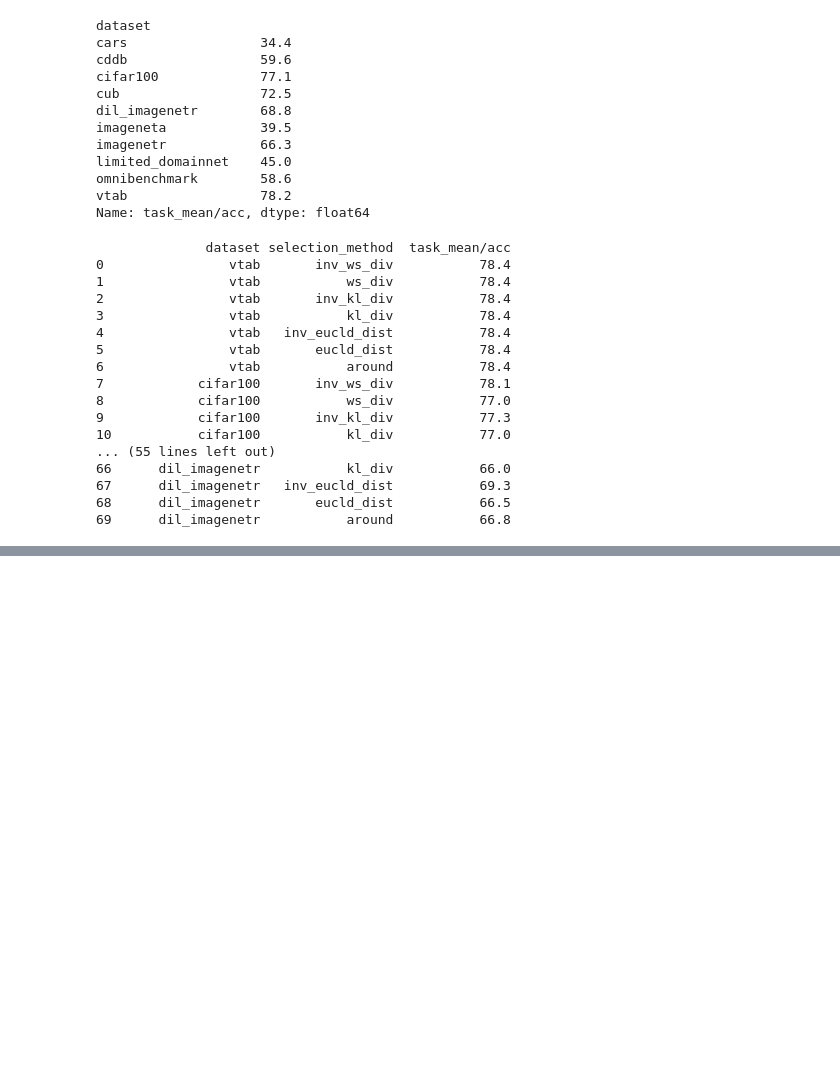
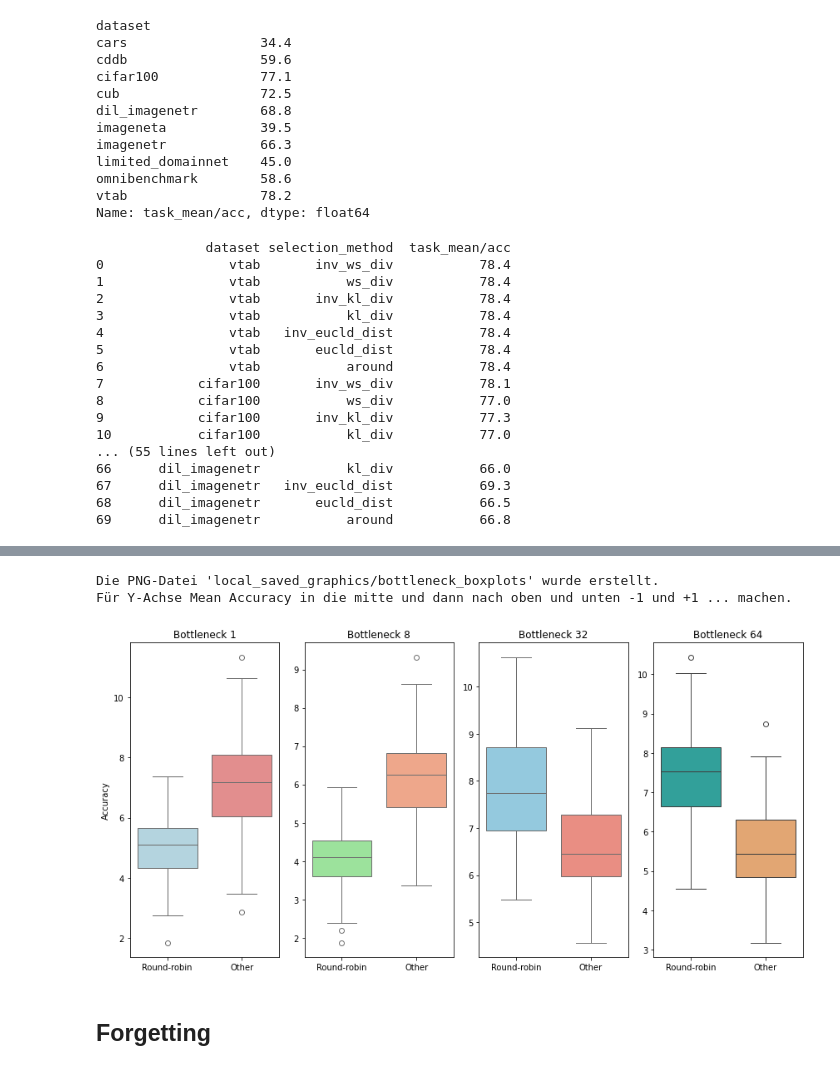
Before and after one commit to aerozonr2/Thesis_Experimente, a Jupyter notebook: LayUp/Graphics.ipynb, the cells around one changed output, grey strips where cells are left out. Cells and saved outputs as stored; diff of their text form; code cells hidden in the pictures; blank space fills up the shorter version.

```diff
--- a/LayUp/Graphics.ipynb
+++ b/LayUp/Graphics.ipynb
@@ -271,0 +447,77 @@ Gini coefficient for [10, 5, 8, 2, 15]: 0.3100
+# %%
+# Daten für die vier Boxplots (jeweils 2 Boxen)
+data_group1_box1 = np.random.normal(loc=5, scale=1, size=100)
+data_group1_box2 = np.random.normal(loc=7, scale=1.5, size=120)
+data_group1 = [data_group1_box1, data_group1_box2]
+
+data_group2_box1 = np.random.normal(loc=4, scale=0.8, size=90)
+data_group2_box2 = np.random.normal(loc=6, scale=1.2, size=110)
+data_group2 = [data_group2_box1, data_group2_box2]
+
+data_group3_box1 = np.random.normal(loc=8, scale=1.1, size=105)
+data_group3_box2 = np.random.normal(loc=6.5, scale=0.9, size=115)
+data_group3 = [data_group3_box1, data_group3_box2]
+
+data_group4_box1 = np.random.normal(loc=7.5, scale=1.3, size=110)
+data_group4_box2 = np.random.normal(loc=5.5, scale=1.0, size=100)
+data_group4 = [data_group4_box1, data_group4_box2]
+
+# Beschriftungen für die Boxen jeder Gruppe
+labels_group1 = ['Round-robin', 'Other']
+labels_group2 = ['Round-robin', 'Other']
+labels_group3 = ['Round-robin', 'Other']
+labels_group4 = ['Round-robin', 'Other']
+
+# Farben für die Boxen
+colors = ['lightblue', 'lightcoral', 'lightgreen', 'lightsalmon', 'skyblue', 'salmon', 'lightseagreen', 'sandybrown']
+
+# --- Erstellen der Boxplots ---
+plt.figure(figsize=(12, 6))  # Größe der Abbildung anpassen
+
+# Erster Boxplot
+plt.subplot(1, 4, 1)  # 1 Zeile, 4 Spalten, erster Plot
+sns.boxplot(data=data_group1, palette=[colors[0], colors[1]])
+plt.title('Bottleneck 1')
+plt.ylabel('Accuracy')
+plt.xticks(range(len(labels_group1)), labels_group1)
+
+# Zweiter Boxplot
+plt.subplot(1, 4, 2)  # 1 Zeile, 4 Spalten, zweiter Plot
+sns.boxplot(data=data_group2, palette=[colors[2], colors[3]])
+plt.title('Bottleneck 8')
+#plt.ylabel('Werte')
+plt.xticks(range(len(labels_group2)), labels_group2)
+
+# Dritter Boxplot
+plt.subplot(1, 4, 3)  # 1 Zeile, 4 Spalten, dritter Plot
+sns.boxplot(data=data_group3, palette=[colors[4], colors[5]])
+plt.title('Bottleneck 32')
+#plt.ylabel('Werte')
+plt.xticks(range(len(labels_group3)), labels_group3)
+
+# Vierter Boxplot
+plt.subplot(1, 4, 4)  # 1 Zeile, 4 Spalten, vierter Plot
+sns.boxplot(data=data_group4, palette=[colors[6], colors[7]])
+plt.title('Bottleneck 64')
+#plt.ylabel('Werte')
+plt.xticks(range(len(labels_group4)), labels_group4)
+
+plt.tight_layout()  # Verhindert Überlappungen
+
+# Speichern der Abbildung als PNG-Datei
+filename = "vier_boxplots.png"
+output_file = "local_saved_graphics/bottleneck_boxplots"
+plt.tight_layout()  # Verhindert Überlappungen
+plt.savefig(output_file)
+
+
+print(f"Die PNG-Datei '{output_file}' wurde erstellt.")
+print("Für Y-Achse Mean Accuracy in die mitte und dann nach oben und unten -1 und +1 ... machen.")
+
+plt.show()
+# %% [output]
+Die PNG-Datei 'local_saved_graphics/bottleneck_boxplots' wurde erstellt.
+Für Y-Achse Mean Accuracy in die mitte und dann nach oben und unten -1 und +1 ... machen.
+[figure, added]
+# %% [markdown]
+## Forgetting
```
Also changed, not shown: parts of 22 cells of this notebook, 7 other files.
